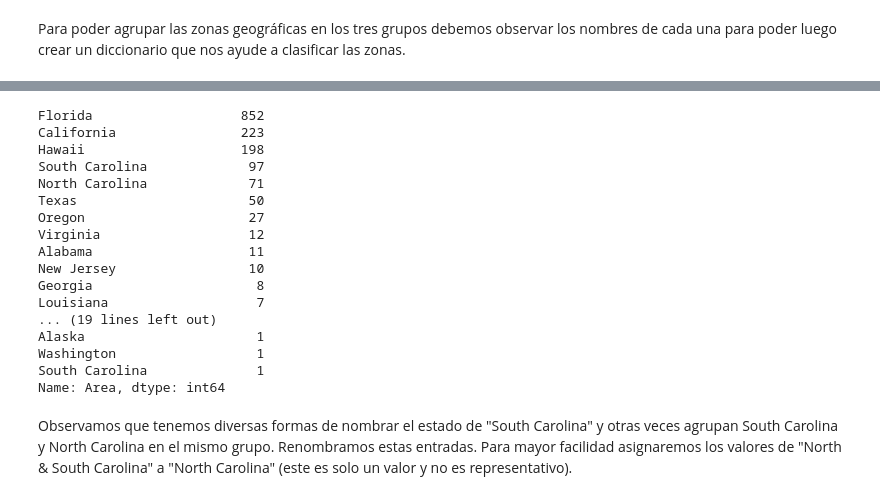
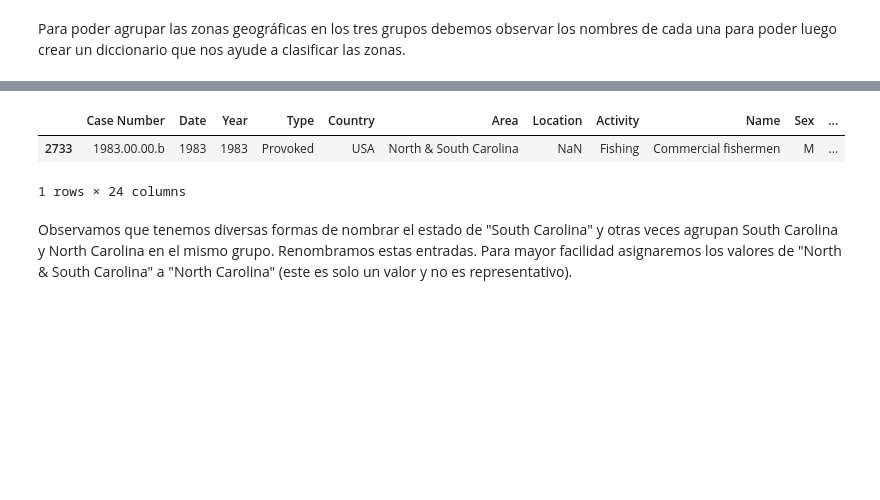
Before and after one commit to ironhack-datalabs/datamad0419, a Jupyter notebook: module-1/pandas-project/your-code/Pandas project - Jacobo Pintos (Data cleaning).ipynb, the cells around one changed output, grey strips where cells are left out. Drawn from its saved outputs; the diff is of its cells as text; code cells hidden in the pictures; blank space fills up the shorter version.

```diff
--- a/module-1/pandas-project/your-code/Pandas project - Jacobo Pintos (Data cleaning).ipynb
+++ b/module-1/pandas-project/your-code/Pandas project - Jacobo Pintos (Data cleaning).ipynb
@@ -232,23 +232,9 @@ print(set(sharks['Area']))
-# %%
-sharks['Area'].value_counts()
-# %% [output]
-Florida                   852
-California                223
-Hawaii                    198
-South Carolina             97
-North Carolina             71
-Texas                      50
-Oregon                     27
-Virginia                   12
-Alabama                    11
-New Jersey                 10
-Georgia                     8
-Louisiana                   7
-... (19 lines left out)
-Alaska                      1
-Washington                  1
-South Carolina              1
-Name: Area, dtype: int64
+# %%
+data.loc[data['Area'] == 'North & South Carolina']
+# %% [output]
+|  | Case Number | Date | Year | Type | Country | Area | Location | Activity | Name | Sex | ... |
+| 2733 | 1983.00.00.b | 1983 | 1983 | Provoked | USA | North & South Carolina | NaN | Fishing | Commercial fishermen | M | ... |
+1 rows × 24 columns
 # %% [markdown]
 Observamos que tenemos diversas formas de nombrar el estado de "South Carolina" y otras veces agrupan South Carolina y North Carolina en el mismo grupo. Renombramos estas entradas. Para mayor facilidad asignaremos los valores de "North & South Carolina" a "North Carolina" (este es solo un valor y no es representativo).
 # %%
```
Also changed, not shown: parts of 18 cells of this notebook, 1 other file.
